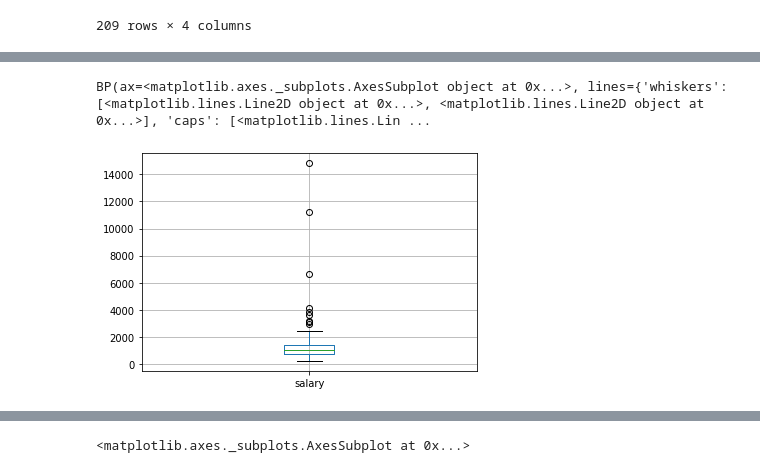
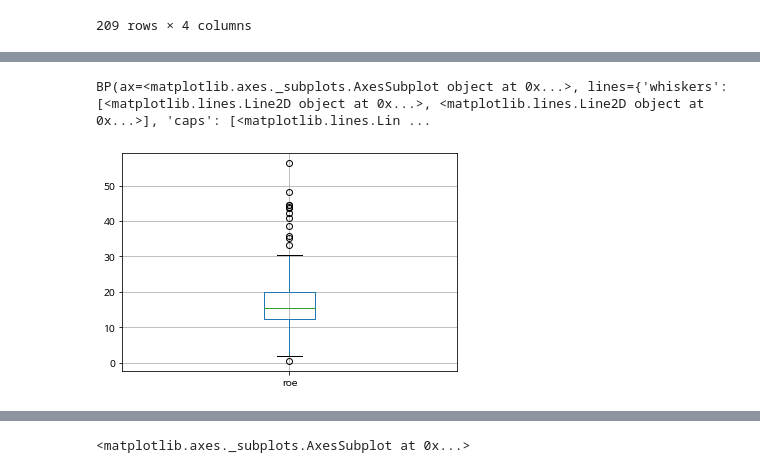
Before and after one commit to enosung/ubion, a Jupyter notebook: 유비온_2번째주_수업02(01월02일~01월09일).ipynb, the cells around one changed output, grey strips where cells are left out. Saved outputs shown, nothing was run; the diff lists cells and outputs as text; code cells hidden in the pictures.

```diff
--- a/유비온_2번째주_수업02(01월02일~01월09일).ipynb
+++ b/유비온_2번째주_수업02(01월02일~01월09일).ipynb
@@ -322,6 +567,6 @@ df_salary
 # %%
-df_salary.boxplot(column="salary", return_type="both")
-#선은 iqr이다  동그라미가 이상치다
+df_salary.boxplot(column="roe", return_type="both")
+# roe 컬럼 boxplot그래프로 출력해줘
 # %% [output]
 BP(ax=<matplotlib.axes._subplots.AxesSubplot object at 0x...>, lines={'whiskers': [<matplotlib.lines.Line2D object at 0x...>, <matplotlib.lines.Line2D object at 0x...>], 'caps': [<matplotlib.lines.Lin ...
-[figure, old version]
+[figure, new version]
```
Also changed, not shown: parts of 108 cells of this notebook.
